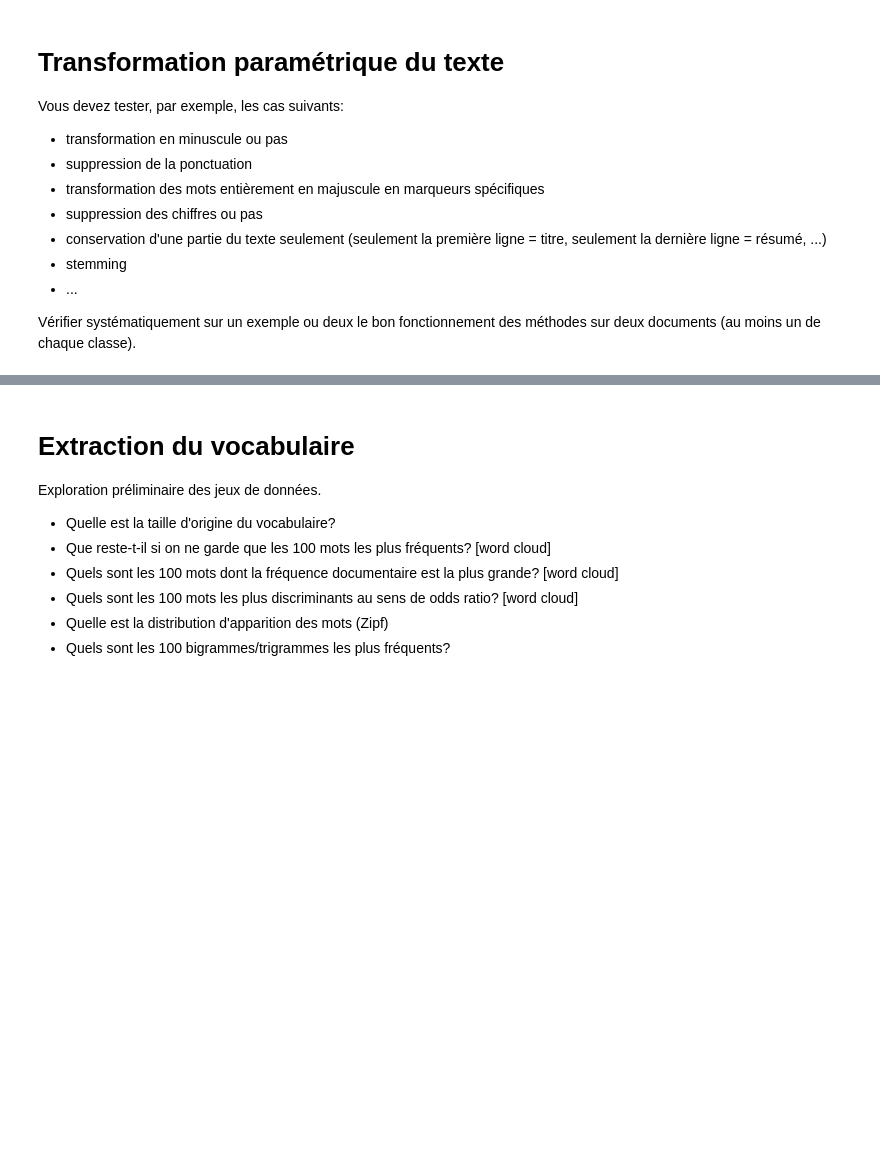
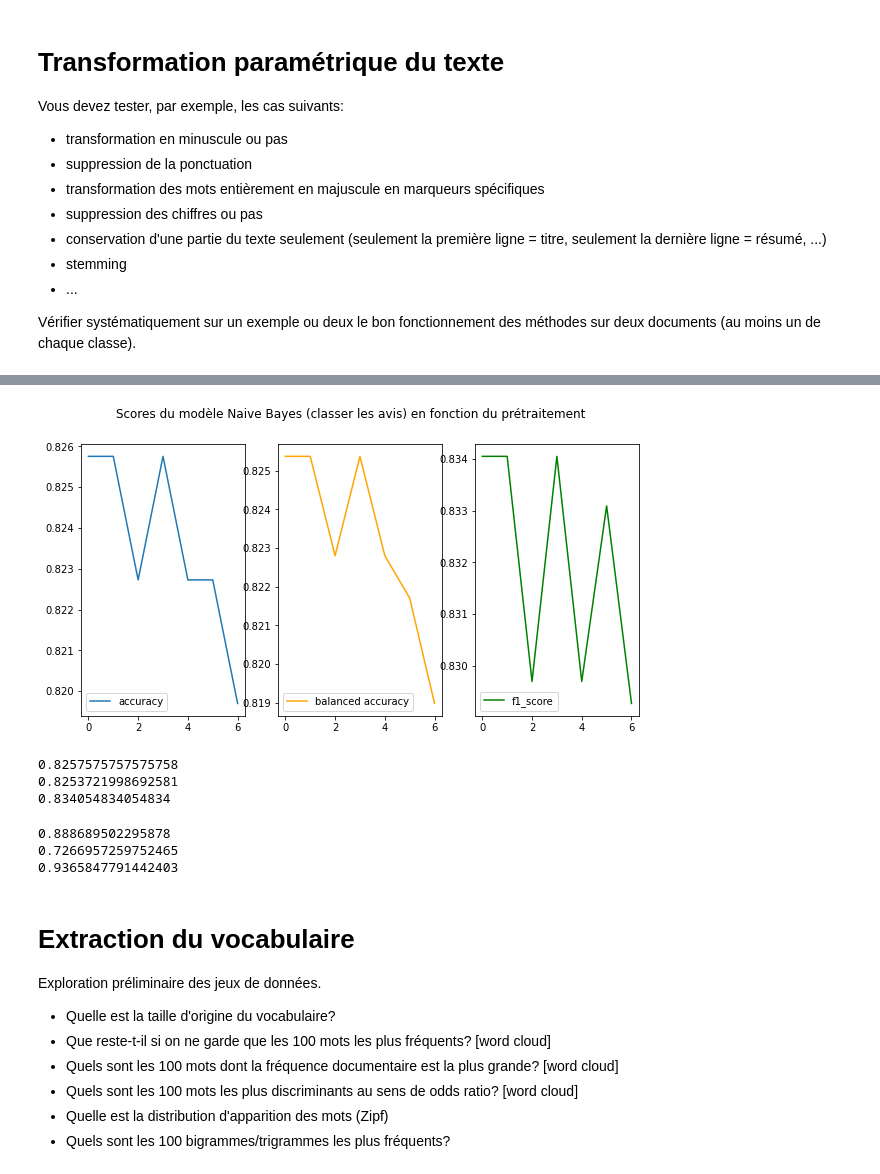
Before and after one commit to hippolyte456/TAL_DM, a Jupyter notebook: notebooks/1_2-application.ipynb, the cells around one changed output, grey strips where cells are left out. Saved outputs shown, nothing was run; the diff lists cells and outputs as text; code cells hidden in the pictures; blank space fills up the shorter version.

```diff
--- a/notebooks/1_2-application.ipynb
+++ b/notebooks/1_2-application.ipynb
@@ -269,3 +279,79 @@ Naïve Bayes accuracy: 0.7721822960408573
+# %%
+def choose_model(model):
+    if model == 'nb':
+        return MultinomialNB()
+    if model == 'lr':
+        return LogisticRegression(random_state=0, solver='lbfgs',n_jobs=-1)
+    if model == 'svm':
+        return LinearSVC(random_state=0, tol=1e-5)
+# %%
+# CALCUL DES SCORES POUR CHAQUE PRETRAITEMENT
+
+alltxts, alllabs = load_data("movies")
+Lpreprocess = generate_Lpreprocess(preprocessing)
+Lacc, Lbal_acc, Lf1 = [], [], []
+modele = choose_model('nb')
+for preprocess in Lpreprocess:
+    X, vectorizer = make_preprocess(alltxts,preprocess)
+    # print(X.shape)
+    acc, bal_acc, f1 = model(X,alllabs,modele)
+    Lacc.append(acc)
+    Lbal_acc.append(bal_acc)
+    Lf1.append(f1)
+# %%
+#AFFICHAGE DES SCORES SUR 3 GRAPHIQUES DIFFERENTS
+fig, (ax1, ax2, ax3) = plt.subplots(1, 3, figsize=(10,5))
+#ajouter un titre
+fig.suptitle('Scores du modèle Naive Bayes (classer les avis) en fonction du prétraitement')
+ax1.plot(Lacc, label='accuracy',)
+ax2.plot(Lbal_acc, label='balanced accuracy', color='orange')
+ax3.plot(Lf1, label='f1_score', color='green')
+ax1.legend(loc = 'lower left')
+ax2.legend(loc = 'lower left')
+ax3.legend(loc = 'lower left')
+plt.show()
+# %% [output]
+[figure, added]
+# %%
+# on applique le posttraitement qui donne les meilleurs résultats (en particilier pour f1_score) cad  tout le pretraitement
+#pour movies
+alltxts, alllabs = load_data("movies")
+Lpreprocess = generate_Lpreprocess(preprocessing)
+modele = choose_model('nb')
+X, vectorizer = make_preprocess(alltxts,Lpreprocess[0])
+acc, bal_acc, f1 = model(X,alllabs,modele)
+
+print(acc)
+print(bal_acc)
+print(f1)
+
+s = {'accuracy' : acc, 'balanced accuracy' : bal_acc, 'f1_score' : f1}
+with open('resultatNB_movies.txt', 'w') as f:
+    f.write(str(s))
+# %% [output]
+0.8257575757575758
+0.8253721998692581
+0.834054834054834
+# %%
+# on applique le posttraitement qui donne les meilleurs résultats (en particilier pour f1_score) cad  pas de pretraitement
+# #pour speeches
+alltxts, alllabs = load_data("speeches")
+Lpreprocess = generate_Lpreprocess(preprocessing)
+modele = choose_model('nb')
+X, vectorizer = make_preprocess(alltxts,Lpreprocess[6])
+acc, bal_acc, f1 = model(X,alllabs,modele)
+
+print(acc)
+print(bal_acc)
+print(f1)
+
+s = {'accuracy' : acc, 'balanced accuracy' : bal_acc, 'f1_score' : f1}
+with open('resultatNB_speeches.txt', 'w') as f:
+    f.write(str(s))
+# %% [output]
+0.888689502295878
+0.7266957259752465
+0.9365847791442403
 # %% [markdown]
 # Extraction du vocabulaire
 
```
Also changed, not shown: parts of 13 cells of this notebook, 3 other files.
